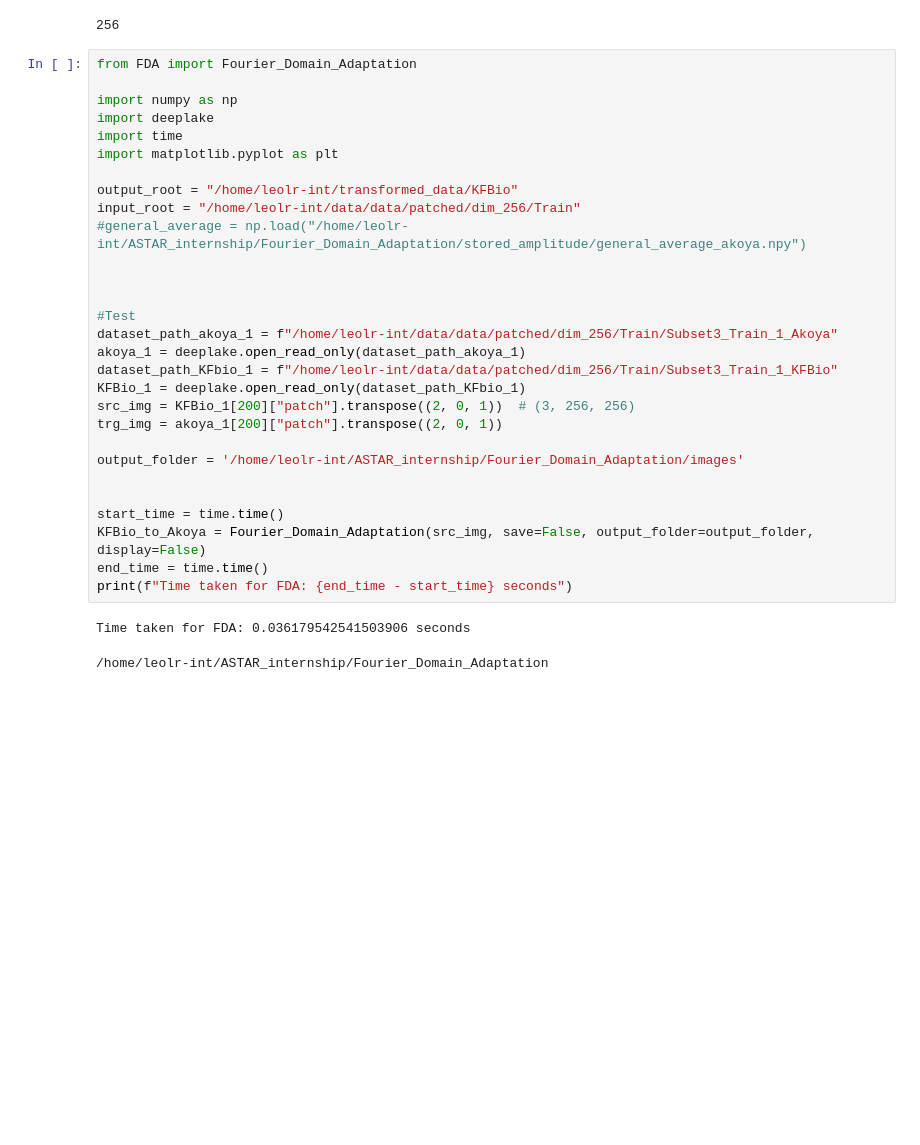
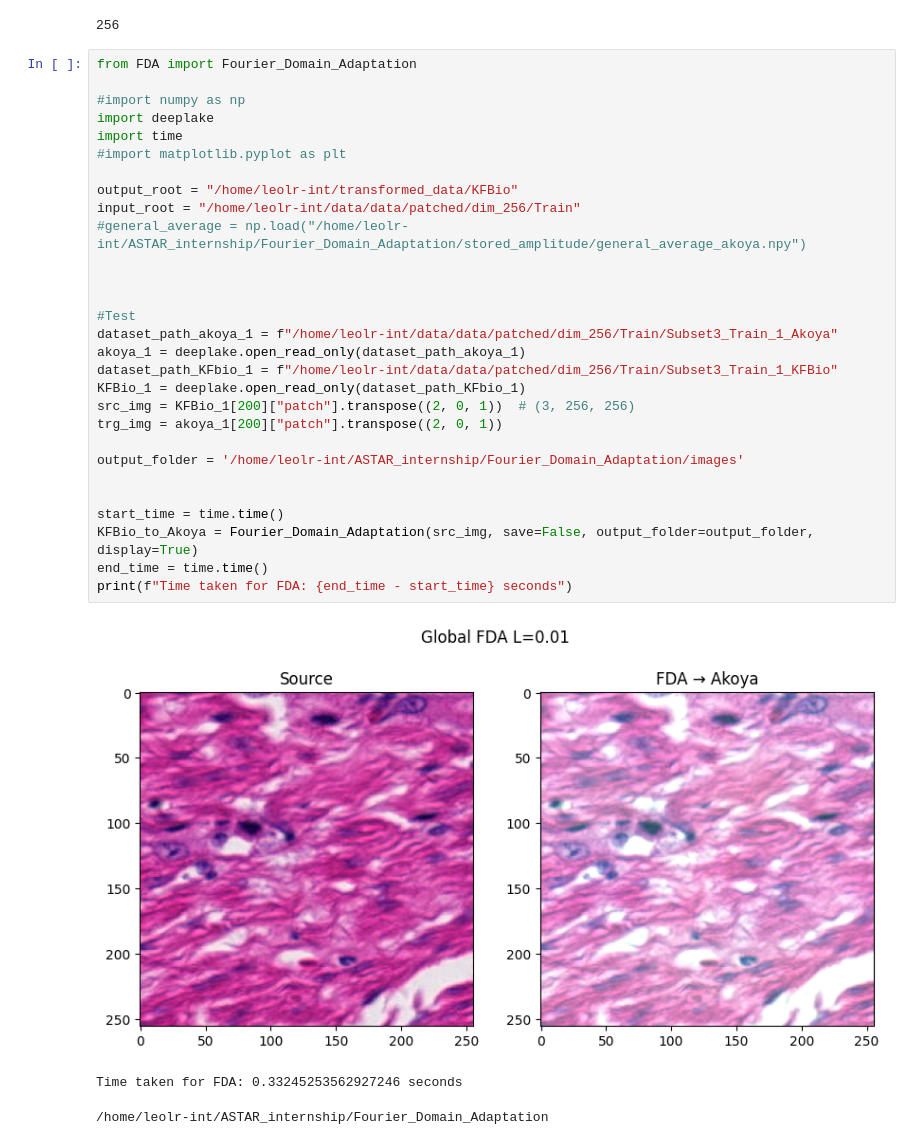
Before and after one commit to Leooryx/ASTAR_internship, a Jupyter notebook: Fourier_Domain_Adaptation/test.ipynb, the cells around one changed output. Drawn from its saved outputs; the diff is of its cells as text; blank space fills up the shorter version.

```diff
--- a/Fourier_Domain_Adaptation/test.ipynb
+++ b/Fourier_Domain_Adaptation/test.ipynb
@@ -36,34 +36,35 @@ ldd: warning: you do not have execution permission for `/home/leolr-int/miniforg
 # %%
 from FDA import Fourier_Domain_Adaptation
 
-import numpy as np
+#import numpy as np
 import deeplake
 import time
-import matplotlib.pyplot as plt
+#import matplotlib.pyplot as plt
 
 output_root = "/home/leolr-int/transformed_data/KFBio"
 input_root = "/home/leolr-int/data/data/patched/dim_256/Train"
 #general_average = np.load("/home/leolr-int/ASTAR_internship/Fourier_Domain_Adaptation/stored_amplitude/general_average_akoya.npy")
 
 
 
 #Test
 dataset_path_akoya_1 = f"/home/leolr-int/data/data/patched/dim_256/Train/Subset3_Train_1_Akoya"
 akoya_1 = deeplake.open_read_only(dataset_path_akoya_1)
 dataset_path_KFbio_1 = f"/home/leolr-int/data/data/patched/dim_256/Train/Subset3_Train_1_KFBio"
 KFBio_1 = deeplake.open_read_only(dataset_path_KFbio_1)
 src_img = KFBio_1[200]["patch"].transpose((2, 0, 1))  # (3, 256, 256)
 trg_img = akoya_1[200]["patch"].transpose((2, 0, 1))
 
 output_folder = '/home/leolr-int/ASTAR_internship/Fourier_Domain_Adaptation/images'
 
 
 start_time = time.time()
-KFBio_to_Akoya = Fourier_Domain_Adaptation(src_img, save=False, output_folder=output_folder, display=False)
+KFBio_to_Akoya = Fourier_Domain_Adaptation(src_img, save=False, output_folder=output_folder, display=True)
 end_time = time.time()
 print(f"Time taken for FDA: {end_time - start_time} seconds")
 # %% [output]
+[figure, added]
-Time taken for FDA: 0.036179542541503906 seconds
+Time taken for FDA: 0.33245253562927246 seconds
 # %%
 # %% [output]
 /home/leolr-int/ASTAR_internship/Fourier_Domain_Adaptation
```
Also changed, not shown: parts of 4 cells of this notebook, 2 other files.
